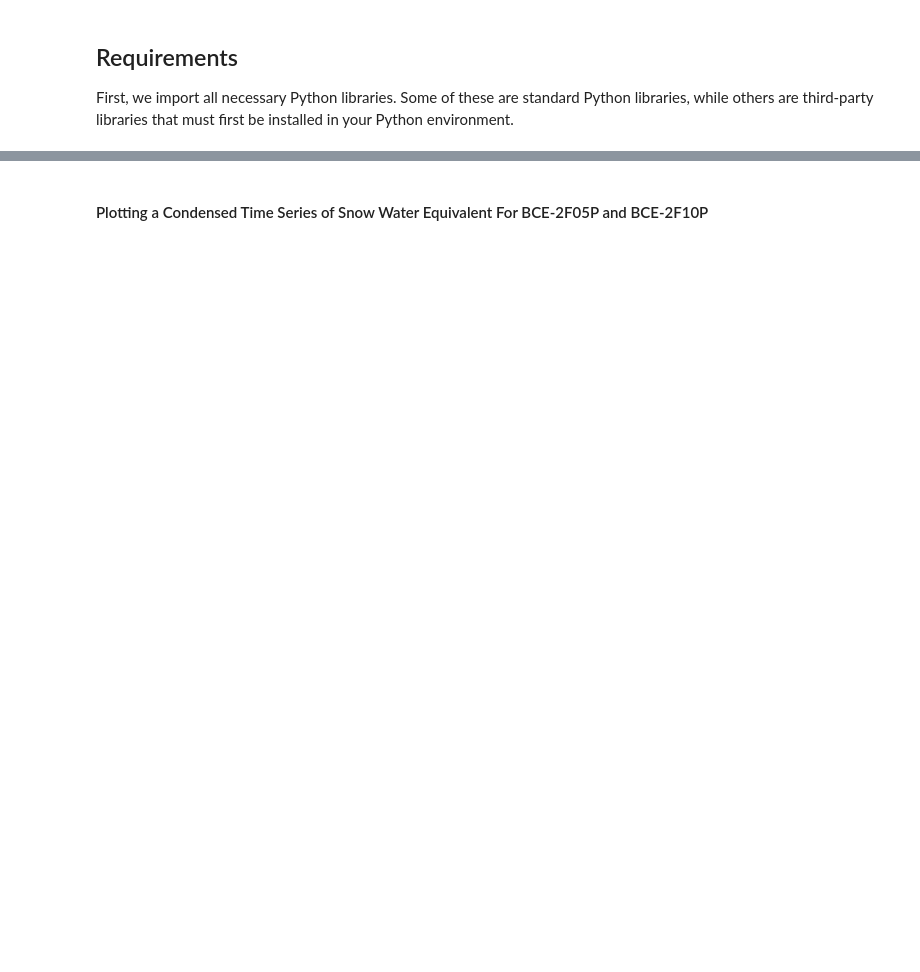
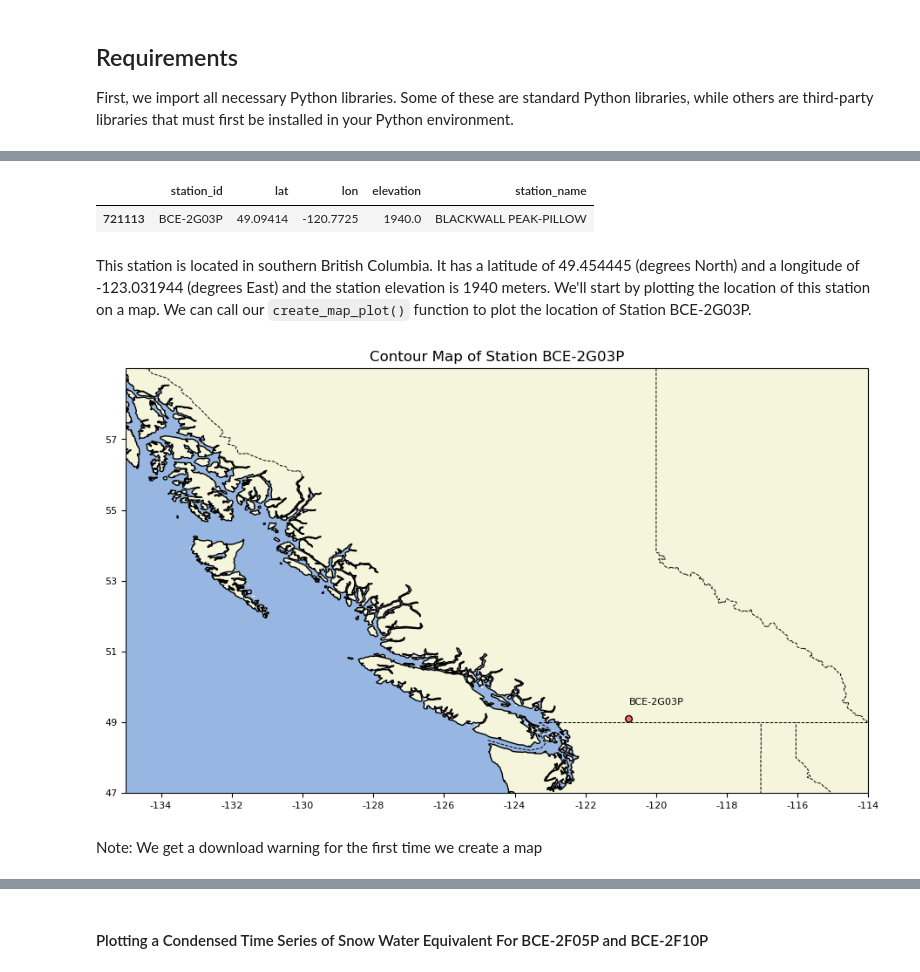
Before and after one commit to NHS-Dev/nhs-tutorials, a Jupyter notebook: python-examples/snow-water-equivalent/snow-water-equivalent-example.ipynb, the cells around one changed output, grey strips where cells are left out. Drawn from its saved outputs; the diff is of its cells as text; code cells hidden in the pictures; blank space fills up the shorter version.

```diff
--- a/python-examples/snow-water-equivalent/snow-water-equivalent-example.ipynb
+++ b/python-examples/snow-water-equivalent/snow-water-equivalent-example.ipynb
@@ -441,0 +170,31 @@ createTimeSeries([time2, time3, time],
+# %%
+stn = 'BCE-2G03P'
+longitude = -120.7725
+latitude = 49.09414
+# Station BCE-2G03P
+# Finding where the Station BCE-2G03P data is
+i = -1
+count = 0
+for index, row in df.iterrows():
+    if row['station_id'] == 'BCE-2G03P':
+        i = index
+        break
+
+for index, row in df.iterrows():
+    if row['station_id'] == 'BCE-2G03P':
+        count = count + 1
+
+df.loc[(df['station_id'] == 'BCE-2G03P')].iloc[[0], [0, 2, 3, 4, 6]]
+# %% [output]
+|  | station_id | lat | lon | elevation | station_name |
+| 721113 | BCE-2G03P | 49.09414 | -120.7725 | 1940.0 | BLACKWALL PEAK-PILLOW |
+# %% [markdown]
+This station is located in southern British Columbia. It has a latitude of 49.454445 (degrees North) and a longitude of -123.031944 (degrees East) and the station elevation is 1940 meters. We'll start by plotting the location of this station on a map. We can call our `create_map_plot()` function to plot the location of Station BCE-2G03P.
+# %%
+map = pd.DataFrame(columns = ['lon', 'lat', 'station_id', 'xlabel', 'ylabel'])
+map.loc[0] = ({'lon': longitude, 'lat': latitude, 'station_id': stn, 'xlabel': longitude, 'ylabel': latitude + 0.4})
+create_map_plot(map, (-135, -114, 47, 59), 2, 2, True, True, 'Contour Map of Station '+stn)
+# %% [output]
+[figure, added]
+# %% [markdown]
+Note: We get a download warning for the first time we create a map
```
Also changed, not shown: parts of 108 cells of this notebook.
